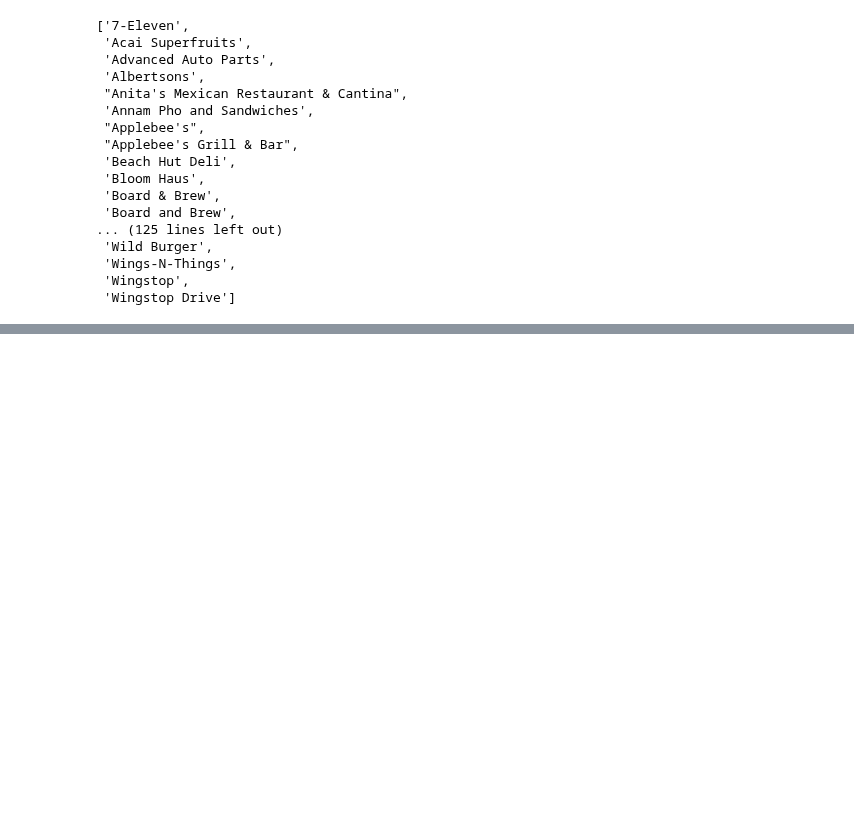
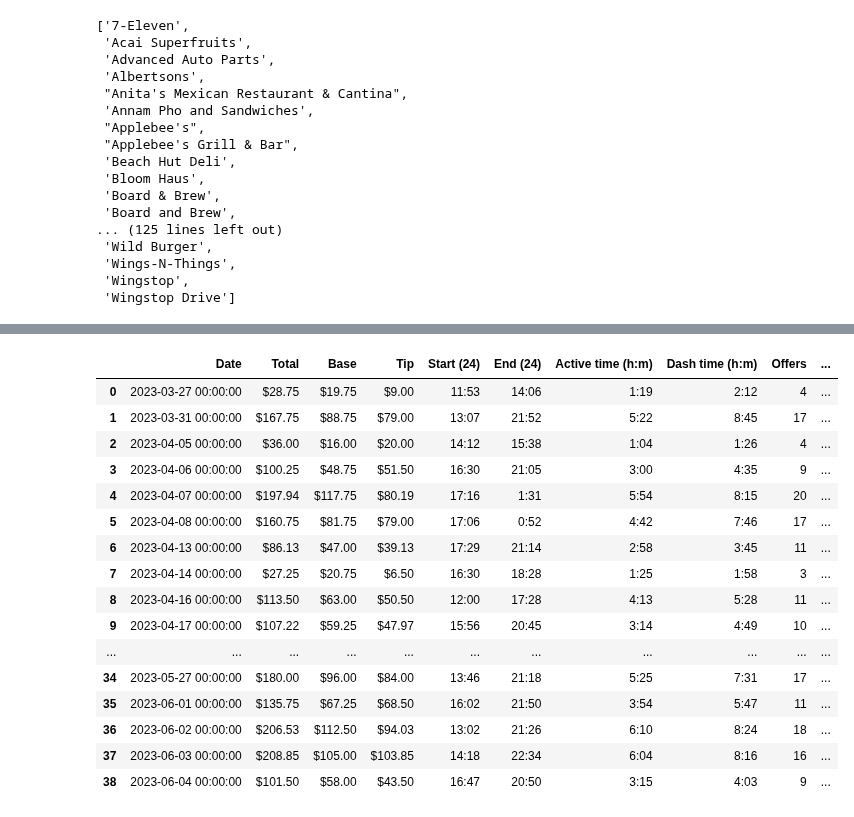
Before and after one commit to Crawford92/DeliveryData, a Jupyter notebook: stats.ipynb, the cells around one changed output, grey strips where cells are left out. Saved outputs shown, nothing was run; the diff lists cells and outputs as text; code cells hidden in the pictures; blank space fills up the shorter version.

```diff
--- a/stats.ipynb
+++ b/stats.ipynb
@@ -356,0 +699,9 @@ gpsDF2.to_csv('gpsDF2.csv')
+# %%
+#Best and worst 'pretotal' vs 'active time'
+WeeksDF["Pre Total"] = WeeksDF["Pre Total"].str.replace('$', '')
+WeeksDF["Pre Total"] = WeeksDF["Pre Total"].str.replace(',', '')
+WeeksDF["Pre Total"] = WeeksDF["Pre Total"].astype(float)
+WeeksDF
+
+
+#So float(var) converts, but series.astype(float) is for series in df
@@ -356,0 +960,12 @@ gpsDF2.to_csv('gpsDF2.csv')
+# %%
+tempDF = DelDF.copy()
+listToPass = ["Total", "Pay", "Tip", "Peak Bonus"]
+def dollars_to_floats(df, columns):
+    for x in columns:
+        print(x)
+        df[x] = df[x].str.replace('$', '')
+        df[x] = df[x].str.replace(',', '')
+        df[x] = df[x].astype(float)
+dollars_to_floats(tempDF, listToPass)
+tempDF.dtypes
+tempDF['Miles'].unique()
@@ -356,0 +984,9 @@ gpsDF2.to_csv('gpsDF2.csv')
+# %%
+print(tempDF.shape)
+tempDF = tempDF[tempDF['Miles'] != '-']
+print(tempDF.shape)
+tempDF['Miles'].unique()
+
+
+
+#okay there's just the one dash so we drop when it equals dash
@@ -356,0 +1016,3 @@ gpsDF2.to_csv('gpsDF2.csv')
+# %%
+tempDF['Miles'] = tempDF['Miles'].astype(float)
+tempDF['Miles']
@@ -356,0 +1084,29 @@ gpsDF2.to_csv('gpsDF2.csv')
+# %%
+#DaysDF["Date"] = pd.Timestamp('2023/' + DaysDF["Date"])
+#display(DaysDF)
+#for index, row
+
+for index, row in DaysDF.iterrows():
+    #print(row["Active"])
+    date = pd.Timestamp('2023/' + row["Date"])
+    DaysDF.at[index, "Date"] = date
+
+display(DaysDF)
+# %% [output]
+|  | Date | Total | Base | Tip | Start (24) | End (24) | Active time (h:m) | Dash time (h:m) | Offers | ... |
+| 0 | 2023-03-27 00:00:00 | $28.75 | $19.75 | $9.00 | 11:53 | 14:06 | 1:19 | 2:12 | 4 | ... |
+| 1 | 2023-03-31 00:00:00 | $167.75 | $88.75 | $79.00 | 13:07 | 21:52 | 5:22 | 8:45 | 17 | ... |
+| 2 | 2023-04-05 00:00:00 | $36.00 | $16.00 | $20.00 | 14:12 | 15:38 | 1:04 | 1:26 | 4 | ... |
+| 3 | 2023-04-06 00:00:00 | $100.25 | $48.75 | $51.50 | 16:30 | 21:05 | 3:00 | 4:35 | 9 | ... |
+| 4 | 2023-04-07 00:00:00 | $197.94 | $117.75 | $80.19 | 17:16 | 1:31 | 5:54 | 8:15 | 20 | ... |
+| 5 | 2023-04-08 00:00:00 | $160.75 | $81.75 | $79.00 | 17:06 | 0:52 | 4:42 | 7:46 | 17 | ... |
+| 6 | 2023-04-13 00:00:00 | $86.13 | $47.00 | $39.13 | 17:29 | 21:14 | 2:58 | 3:45 | 11 | ... |
+| 7 | 2023-04-14 00:00:00 | $27.25 | $20.75 | $6.50 | 16:30 | 18:28 | 1:25 | 1:58 | 3 | ... |
+| 8 | 2023-04-16 00:00:00 | $113.50 | $63.00 | $50.50 | 12:00 | 17:28 | 4:13 | 5:28 | 11 | ... |
+| 9 | 2023-04-17 00:00:00 | $107.22 | $59.25 | $47.97 | 15:56 | 20:45 | 3:14 | 4:49 | 10 | ... |
+| ... | ... | ... | ... | ... | ... | ... | ... | ... | ... | ... |
+| 34 | 2023-05-27 00:00:00 | $180.00 | $96.00 | $84.00 | 13:46 | 21:18 | 5:25 | 7:31 | 17 | ... |
+| 35 | 2023-06-01 00:00:00 | $135.75 | $67.25 | $68.50 | 16:02 | 21:50 | 3:54 | 5:47 | 11 | ... |
+| 36 | 2023-06-02 00:00:00 | $206.53 | $112.50 | $94.03 | 13:02 | 21:26 | 6:10 | 8:24 | 18 | ... |
+| 37 | 2023-06-03 00:00:00 | $208.85 | $105.00 | $103.85 | 14:18 | 22:34 | 6:04 | 8:16 | 16 | ... |
+| 38 | 2023-06-04 00:00:00 | $101.50 | $58.00 | $43.50 | 16:47 | 20:50 | 3:15 | 4:03 | 9 | ... |
```
Also changed, not shown: parts of 75 cells of this notebook.
